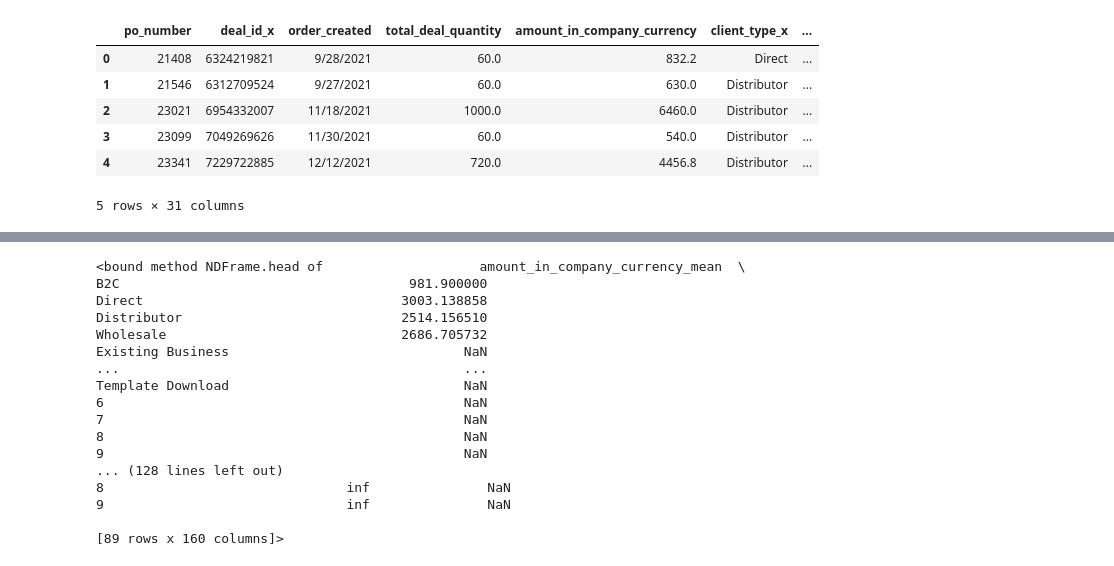
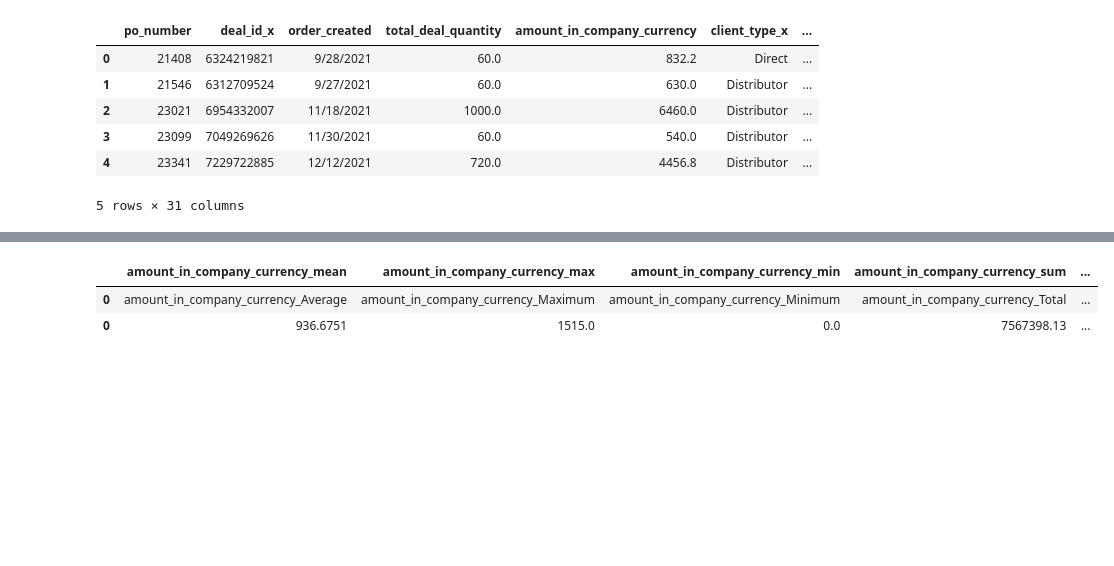
Before and after one commit to Atlis34/Project1, a Jupyter notebook: analysis/combined_data.ipynb, the cells around one changed output, grey strips where cells are left out. Saved outputs shown, nothing was run; the diff lists cells and outputs as text; code cells hidden in the pictures; blank space fills up the shorter version.

```diff
--- a/analysis/combined_data.ipynb
+++ b/analysis/combined_data.ipynb
@@ -32,6 +32,7 @@ renamed_prod_df = prod_df.rename(columns={"mfp_quantity": "total_intl_product_qu
                                 "unit_cost": "intl_unit_cost",
                                 "fixed_cost" :"fixed_intl_pkg_cost",
                                 "COGS int SKU Cost" : "total_intl_unit_cost_dont_use",
+                                "COGS int SKU Cost exact" : "total_intl_sku_cost",
                                 "COGS PKF Sock domestic SKU Cost" : "total_sku_cost",
                                 "submitted_at" : "submitted_to_prod"
                                    })
@@ -395,50 +472,53 @@ pd.options.display.float_format = None
 # %%
-# add a new column for gross margin
-filtered_deal_prod_summary_df["gross_margin"] = filtered_deal_prod_summary_df["amount_in_company_currency"] / filtered_deal_prod_summary_df["total_sku_cost"]
+# GroupBy Client_type_x Summary Stats 2022
 
+# Define the group by column
+group_by_column = "client_type_x"
 
-# group by summary statistics
-group_by_columns = ["client_type_x", "deal_type_x", "chassis", "vendor_id", "design_difficulty", "deal_source_ca", "automation_tools", filtered_deal_prod_summary_df['submitted_to_prod'].dt.month]
-list_of_columns = ["total_amount_in_company_currency", "deal_quantity", "total_sku_cost", "gross_margin"]
+# Set the display format for floating-point numbers
+pd.options.display.float_format = '{:.2f}'.format
+
+# Define the list of columns for summary statistics
+list_of_columns = ["amount_in_company_currency", "total_deal_quantity", "total_sku_cost", "gross_margin"]
 
 # Initialize an empty DataFrame to store the summary statistics
-concatenated_full_df = pd.DataFrame()
+grouped_client_sum_2022_df = pd.DataFrame()
 
-# Nested for loop to perform group by and summary statistics
-for group_by_column in group_by_columns:
-    grouped_full_df = filtered_deal_prod_summary_df.groupby(group_by_column)
+# Perform group by and summary statistics
+grouped_client_2022_df = filtered_deal_prod_2022_df.groupby(group_by_column)
 
-    for column in list_of_columns:
-        # Perform summary statistics on each column for each group
-        summary_functions = ['mean', 'max', 'min', 'sum', 'std']
-        grouped_summary_df = grouped_full_df[column].agg(summary_functions).add_prefix(column + '_')
+for column in list_of_columns:
+    # Perform summary statistics on each column
+    summary_functions = ['mean', 'max', 'min', 'sum', 'std']
+    column_summary_df = filtered_deal_prod_2022_df[column].agg(summary_functions).add_prefix(column + '_')
 
-        # Concatenate the summary DataFrame with the previous ones
-        if concatenated_full_df.empty:
-            concatenated_full_df = grouped_summary_df
-        else:
-            concatenated_full_df = pd.concat([concatenated_full_df, grouped_summary_df], axis=1)
+    # Concatenate the summary DataFrame with the previous ones
+    if grouped_client_sum_2022_df.empty:
+        grouped_client_sum_2022_df = column_summary_df
+    else:
+        grouped_client_sum_2022_df = pd.concat([grouped_client_sum_2022_df, column_summary_df])
 
-# Save the merged DataFrame as a new CSV file
-concatenated_full_df.to_csv('grouped_summary_full_data.csv', index=False)
+# Convert the Series object to a DataFrame
+grouped_client_sum_2022_df = pd.DataFrame(grouped_client_sum_2022_df).T
+
+# Create a DataFrame with the descriptions as the first row
+descriptions_df = pd.DataFrame([column_names], columns=grouped_client_sum_2022_df.columns)
+
+# Ensure the number of columns in grouped_client_sum_2022_df matches descriptions_df
+grouped_client_sum_2022_df = grouped_client_sum_2022_df.reindex(columns=descriptions_df.columns)
+
+# Concatenate the descriptions DataFrame with the summary DataFrame
+grouped_client_sum_2022_df = pd.concat([descriptions_df, grouped_client_sum_2022_df])
+
+# Save the summary DataFrame as a new CSV file
+grouped_client_sum_2022_df.to_csv('grouped_summary_2022_client.csv', index=False)
+
+# Reset the display format to the default
+pd.options.display.float_format = None
 
 # Print the first 5 records
-concatenated_full_df.head
+grouped_client_sum_2022_df.head()
 # %% [output]
-<bound method NDFrame.head of                    amount_in_company_currency_mean  \
-B2C                                     981.900000
-Direct                                 3003.138858
-Distributor                            2514.156510
-Wholesale                              2686.705732
-Existing Business                              NaN
-...                                            ...
-Template Download                              NaN
-6                                              NaN
-7                                              NaN
-8                                              NaN
-9                                              NaN
-... (128 lines left out)
-8                               inf               NaN
-9                               inf               NaN
-
-[89 rows x 160 columns]>
+|  | amount_in_company_currency_mean | amount_in_company_currency_max | amount_in_company_currency_min | amount_in_company_currency_sum | ... |
+| 0 | amount_in_company_currency_Average | amount_in_company_currency_Maximum | amount_in_company_currency_Minimum | amount_in_company_currency_Total | ... |
+| 0 | 936.6751 | 1515.0 | 0.0 | 7567398.13 | ... |
```
Also changed, not shown: parts of 16 cells of this notebook, 10 other files.
